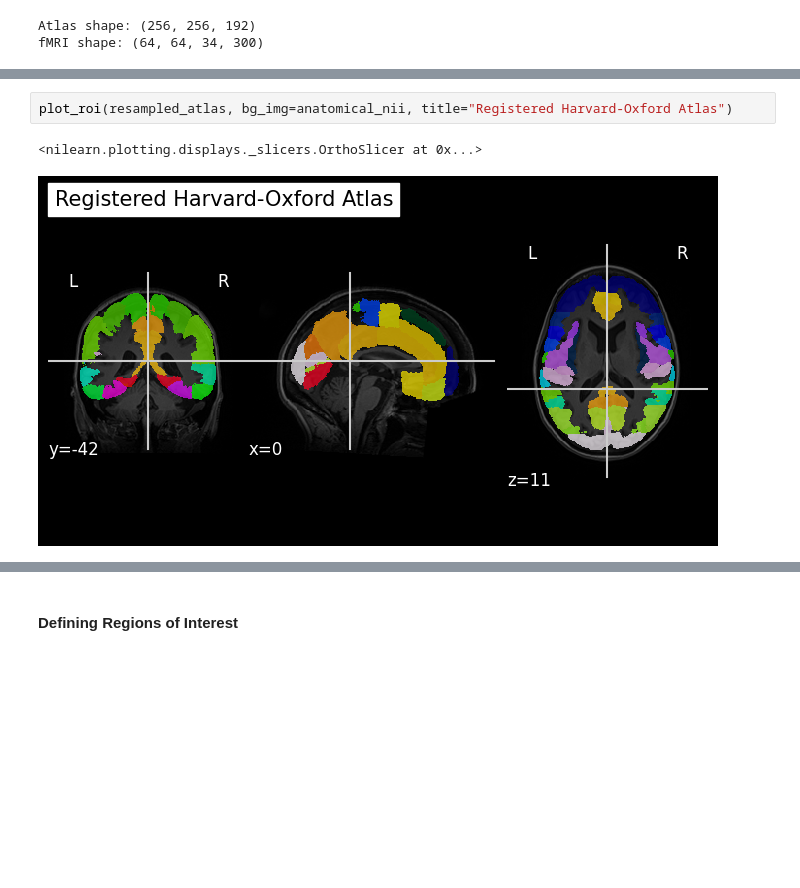
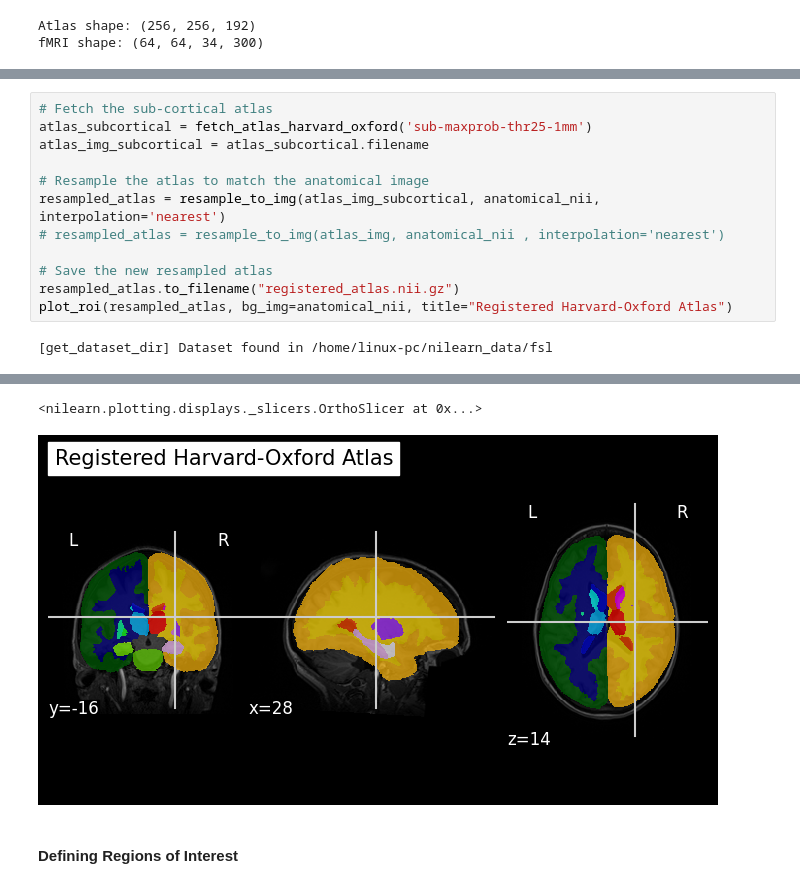
Before and after one commit to efwoods/Parkinsons_Disease_Study, a Jupyter notebook: example_data.ipynb, the cells around one changed output, grey strips where cells are left out. Cells and saved outputs as stored; diff of their text form; blank space fills up the shorter version.

```diff
--- a/example_data.ipynb
+++ b/example_data.ipynb
@@ -410,5 +417,14 @@ Use 'force_resample=True' to suppress this warning.
-# %%
-plot_roi(resampled_atlas, bg_img=anatomical_nii, title="Registered Harvard-Oxford Atlas")
-# %% [output]
-<nilearn.plotting.displays._slicers.OrthoSlicer at 0x...>
-[figure, removed]
+# %%
+# Fetch the sub-cortical atlas
+atlas_subcortical = fetch_atlas_harvard_oxford('sub-maxprob-thr25-1mm')
+atlas_img_subcortical = atlas_subcortical.filename
+
+# Resample the atlas to match the anatomical image
+resampled_atlas = resample_to_img(atlas_img_subcortical, anatomical_nii, interpolation='nearest')
+# resampled_atlas = resample_to_img(atlas_img, anatomical_nii , interpolation='nearest')
+
+# Save the new resampled atlas
+resampled_atlas.to_filename("registered_atlas.nii.gz")
+plot_roi(resampled_atlas, bg_img=anatomical_nii, title="Registered Harvard-Oxford Atlas")
+# %% [output]
+[get_dataset_dir] Dataset found in /home/linux-pc/nilearn_data/fsl
@@ -415,3 +433,5 @@ plot_roi(resampled_atlas, bg_img=anatomical_nii, title="Registered Harvard-Oxfor
+<nilearn.plotting.displays._slicers.OrthoSlicer at 0x...>
+[figure, added]
 # %% [markdown]
 #### Defining Regions of Interest
 # %%
```
Also changed, not shown: parts of 20 cells of this notebook, 2 other files.
